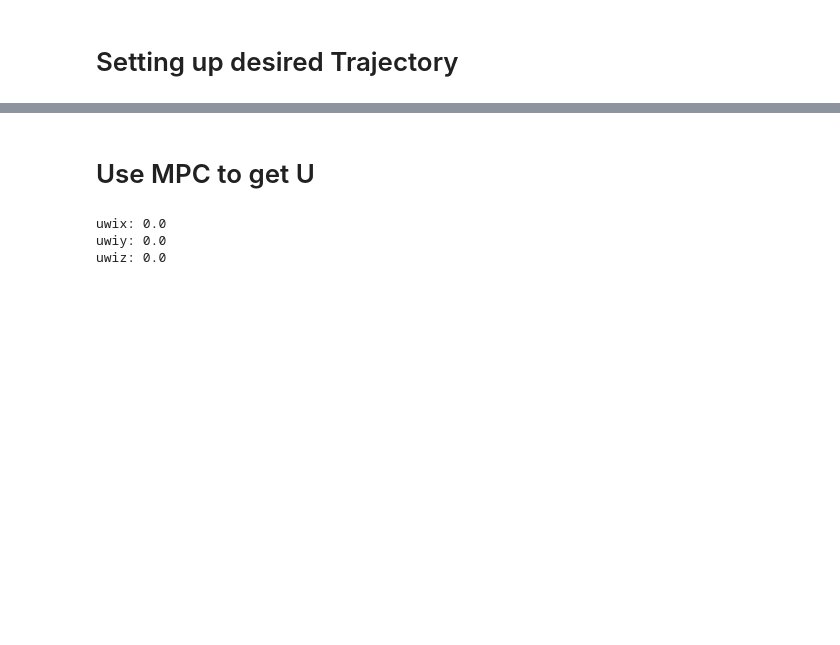
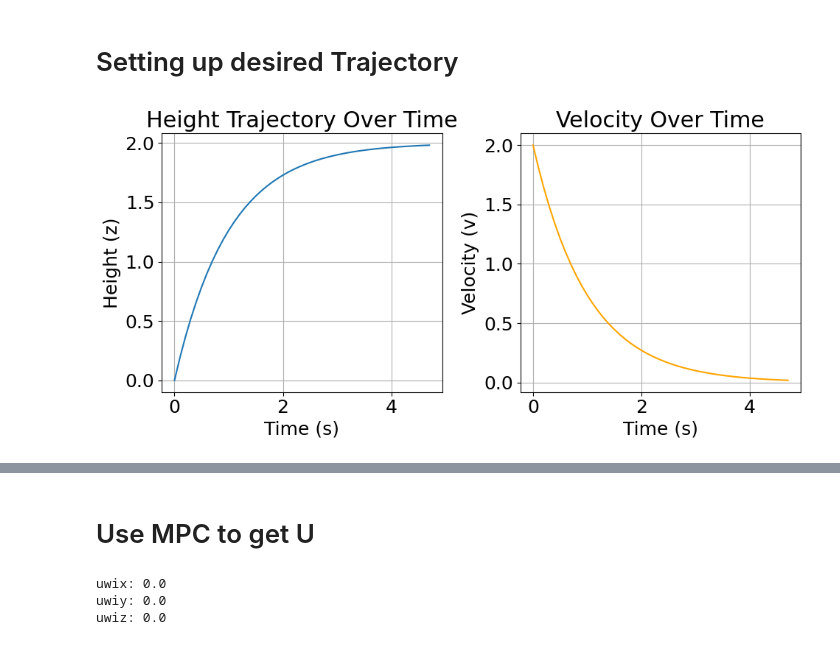
Before and after one commit to Alopez6991/Drone_AFRL, a Jupyter notebook: EKF_3D_Drone_With_Wind.ipynb, the cells around one changed output, grey strips where cells are left out. Saved outputs shown, nothing was run; the diff lists cells and outputs as text; code cells hidden in the pictures; blank space fills up the shorter version.

```diff
--- a/EKF_3D_Drone_With_Wind.ipynb
+++ b/EKF_3D_Drone_With_Wind.ipynb
@@ -87,2 +119,74 @@ Real Drone Parameters (Real_m,Real_M,Real_mM,Real_l,Real_r,Real_Ix,Real_Iy,Real_
 # %% [markdown]
 # Setting up desired Trajectory
+# %%
+import numpy as np
+import matplotlib.pyplot as plt
+
+def exponential_trajectory(target_height, dt, k=1):
+    """
+    Generate a smooth trajectory using an exponential function that reaches the target height
+    and settles as the velocity decreases to zero.
+
+    Parameters:
+    - target_height: The target height to reach (e.g., z = 2).
+    - dt: The time step (delta t) for each increment.
+    - k: The rate constant that controls how quickly the height is approached.
+
+    Returns:
+    - t_values: Array of time values.
+    - z_values: Array of height values following the smooth trajectory.
+    - v_values: Array of velocity values at each time step.
+    """
+    # Initialize time and height values
+    z_values = []
+    v_values = []
+    t_values = []
+
+    # Initial conditions
+    t = 0  # Start time
+    z = 0  # Start height
+
+    while z < target_height * 0.99:  # Stop when we are close to the target height
+        # Compute the height and velocity using the exponential function
+        z = target_height * (1 - np.exp(-k * t))
+        v = k * target_height * np.exp(-k * t)  # Velocity is the derivative of the height function
+
+        # Append values to lists
+        z_values.append(z)
+        v_values.append(v)
+        t_values.append(t)
+
+        # Increment time by dt
+        t += dt
+
+    return np.array(t_values), np.array(z_values), np.array(v_values)
+
+# Example usage
+target_height = 2  # Target height (e.g., z = 2)
+# Time step
+k = 1              # Rate constant controlling the speed
+
+# Get the trajectory
+t_values, z_values, v_values = exponential_trajectory(target_height, dt, k)
+
+# Plot the height and velocity results
+plt.figure(figsize=(10, 5))
+
+plt.subplot(1, 2, 1)
+plt.plot(t_values, z_values, label='Height (z)')
+plt.title('Height Trajectory Over Time')
+plt.xlabel('Time (s)')
+plt.ylabel('Height (z)')
+plt.grid(True)
+
+plt.subplot(1, 2, 2)
+plt.plot(t_values, v_values, label='Velocity (v)', color='orange')
+plt.title('Velocity Over Time')
+plt.xlabel('Time (s)')
+plt.ylabel('Velocity (v)')
+plt.grid(True)
+
+plt.tight_layout()
+plt.show()
+# %% [output]
+[figure, added]
```
Also changed, not shown: parts of 15 cells of this notebook, 37 other files.
